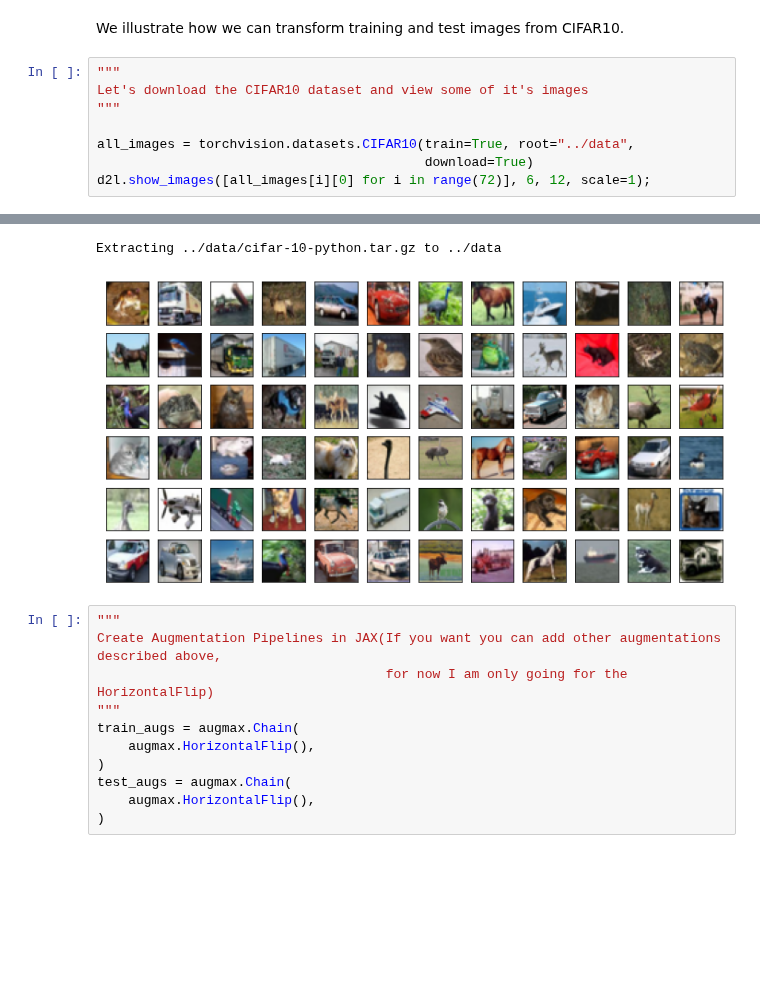
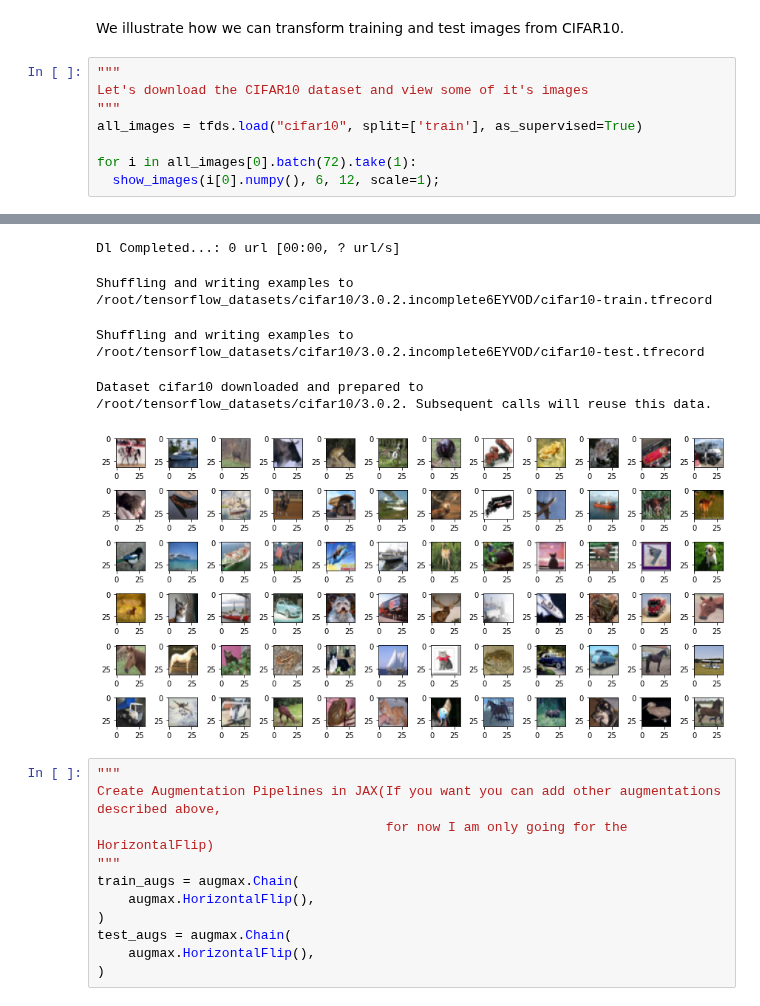
Before and after one commit to probml/probml-notebooks, a Jupyter notebook: notebooks-d2l/image_augmentation_jax.ipynb, the cells around one changed output, grey strips where cells are left out. Drawn from its saved outputs; the diff is of its cells as text; blank space fills up the shorter version.

```diff
--- a/notebooks-d2l/image_augmentation_jax.ipynb
+++ b/notebooks-d2l/image_augmentation_jax.ipynb
@@ -216,8 +230,8 @@ We illustrate how we can transform training and test images from CIFAR10.
 """
 Let's download the CIFAR10 dataset and view some of it's images
 """
+all_images = tfds.load("cifar10", split=['train'], as_supervised=True)
 
-all_images = torchvision.datasets.CIFAR10(train=True, root="../data",
-                                          download=True)
-d2l.show_images([all_images[i][0] for i in range(72)], 6, 12, scale=1);
+for i in all_images[0].batch(72).take(1):
+  show_images(i[0].numpy(), 6, 12, scale=1);
 # %% [output]
@@ -225,5 +239,8 @@ Downloading https://www.cs.toronto.edu/~kriz/cifar-10-python.tar.gz to ../data/c
-Extracting ../data/cifar-10-python.tar.gz to ../data
+Dl Completed...: 0 url [00:00, ? url/s]
+Shuffling and writing examples to /root/tensorflow_datasets/cifar10/3.0.2.incomplete6EYVOD/cifar10-train.tfrecord
+Shuffling and writing examples to /root/tensorflow_datasets/cifar10/3.0.2.incomplete6EYVOD/cifar10-test.tfrecord
+Dataset cifar10 downloaded and prepared to /root/tensorflow_datasets/cifar10/3.0.2. Subsequent calls will reuse this data.
-[figure, old version]
+[figure, new version]
 # %%
 """
 Create Augmentation Pipelines in JAX(If you want you can add other augmentations described above,
```
Also changed, not shown: parts of 20 cells of this notebook.
